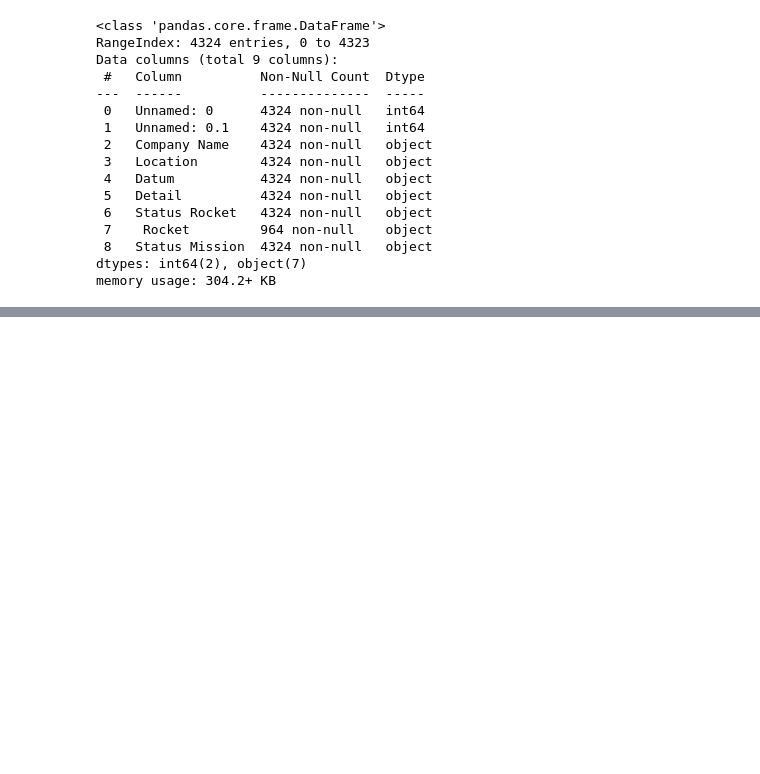
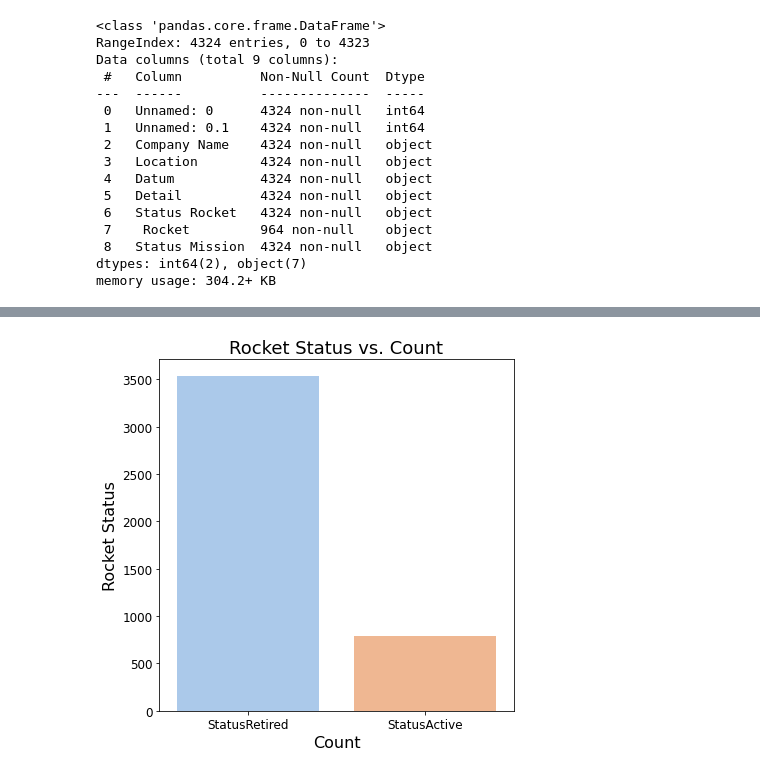
Before and after one commit to mahendragundeti/Mahe-007, a Jupyter notebook: Space_Exploration_Analysis.ipynb, the cells around one changed output, grey strips where cells are left out. Saved outputs shown, nothing was run; the diff lists cells and outputs as text; code cells hidden in the pictures; blank space fills up the shorter version.

```diff
--- a/Space_Exploration_Analysis.ipynb
+++ b/Space_Exploration_Analysis.ipynb
@@ -113,0 +133,11 @@ df.head()
+# %%
+plt.figure(figsize=(6,6))
+ax = sns.countplot(x="Status Rocket", data=df, order=df["Status Rocket"].value_counts().index, palette="pastel")
+ax.axes.set_title("Rocket Status vs. Count",fontsize=18)
+ax.set_xlabel("Count",fontsize=16)
+ax.set_ylabel("Rocket Status",fontsize=16)
+ax.tick_params(labelsize=12)
+plt.tight_layout()
+plt.show()
+# %% [output]
+[figure, added]
```
Also changed, not shown: parts of 10 cells of this notebook.
